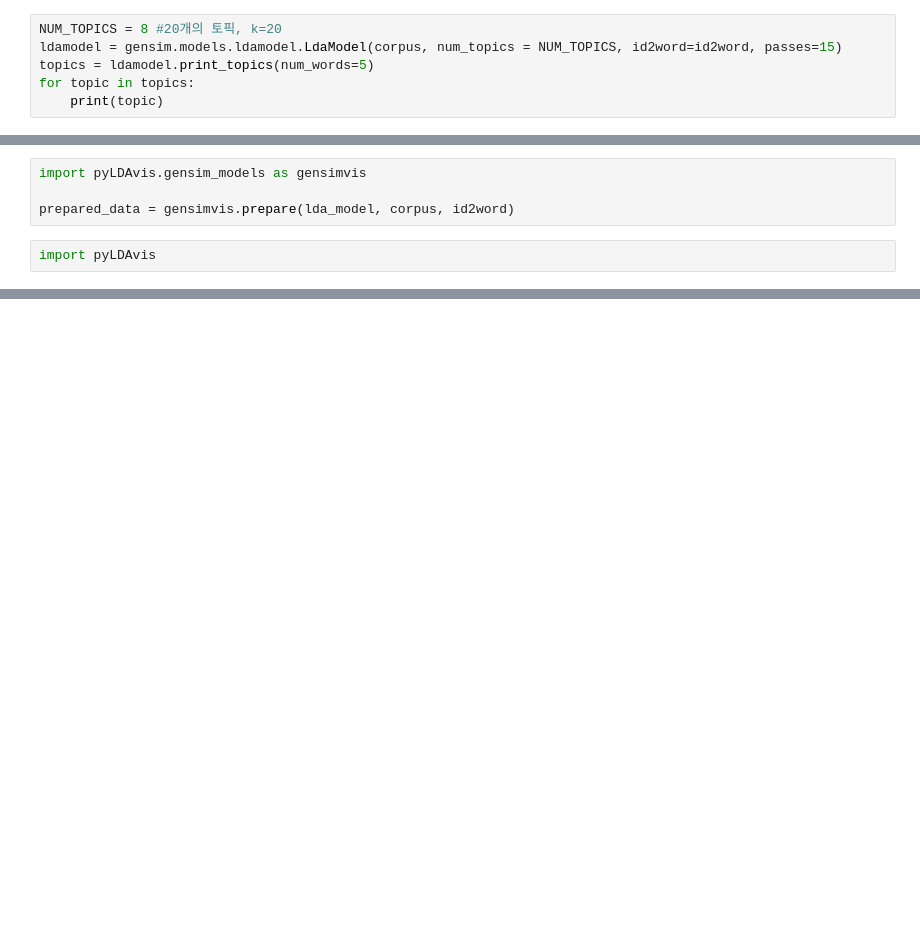
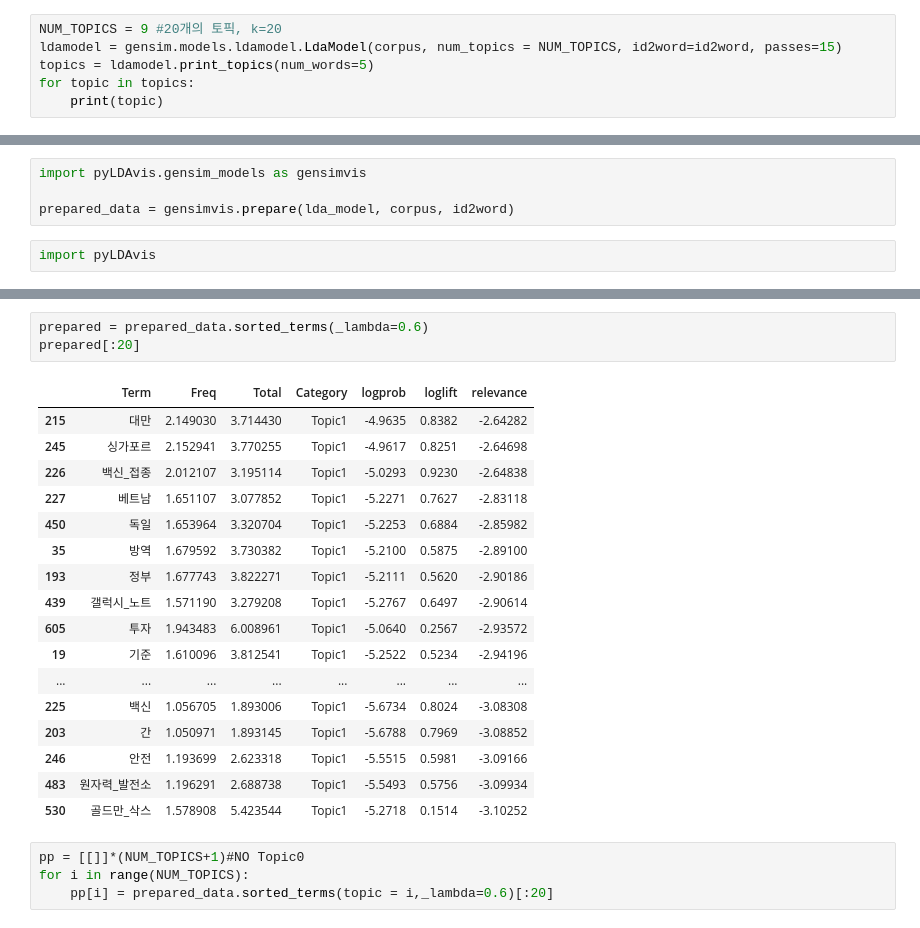
Before and after one commit to ossteam8/LDA-TextRank-keyword, a Jupyter notebook: LDA_modeling.ipynb, the cells around one changed output, grey strips where cells are left out. Drawn from its saved outputs; the diff is of its cells as text; blank space fills up the shorter version.

```diff
--- a/LDA_modeling.ipynb
+++ b/LDA_modeling.ipynb
@@ -158,5 +131,5 @@ Coherence Score:  0.44501936988782576
 # %%
-NUM_TOPICS = 8 #20개의 토픽, k=20
+NUM_TOPICS = 9 #20개의 토픽, k=20
 ldamodel = gensim.models.ldamodel.LdaModel(corpus, num_topics = NUM_TOPICS, id2word=id2word, passes=15)
 topics = ldamodel.print_topics(num_words=5)
 for topic in topics:
@@ -410,0 +287,25 @@ list
+# %%
+prepared = prepared_data.sorted_terms(_lambda=0.6)
+prepared[:20]
+# %% [output]
+|  | Term | Freq | Total | Category | logprob | loglift | relevance |
+| 215 | 대만 | 2.149030 | 3.714430 | Topic1 | -4.9635 | 0.8382 | -2.64282 |
+| 245 | 싱가포르 | 2.152941 | 3.770255 | Topic1 | -4.9617 | 0.8251 | -2.64698 |
+| 226 | 백신_접종 | 2.012107 | 3.195114 | Topic1 | -5.0293 | 0.9230 | -2.64838 |
+| 227 | 베트남 | 1.651107 | 3.077852 | Topic1 | -5.2271 | 0.7627 | -2.83118 |
+| 450 | 독일 | 1.653964 | 3.320704 | Topic1 | -5.2253 | 0.6884 | -2.85982 |
+| 35 | 방역 | 1.679592 | 3.730382 | Topic1 | -5.2100 | 0.5875 | -2.89100 |
+| 193 | 정부 | 1.677743 | 3.822271 | Topic1 | -5.2111 | 0.5620 | -2.90186 |
+| 439 | 갤럭시_노트 | 1.571190 | 3.279208 | Topic1 | -5.2767 | 0.6497 | -2.90614 |
+| 605 | 투자 | 1.943483 | 6.008961 | Topic1 | -5.0640 | 0.2567 | -2.93572 |
+| 19 | 기준 | 1.610096 | 3.812541 | Topic1 | -5.2522 | 0.5234 | -2.94196 |
+| ... | ... | ... | ... | ... | ... | ... | ... |
+| 225 | 백신 | 1.056705 | 1.893006 | Topic1 | -5.6734 | 0.8024 | -3.08308 |
+| 203 | 간 | 1.050971 | 1.893145 | Topic1 | -5.6788 | 0.7969 | -3.08852 |
+| 246 | 안전 | 1.193699 | 2.623318 | Topic1 | -5.5515 | 0.5981 | -3.09166 |
+| 483 | 원자력_발전소 | 1.196291 | 2.688738 | Topic1 | -5.5493 | 0.5756 | -3.09934 |
+| 530 | 골드만_삭스 | 1.578908 | 5.423544 | Topic1 | -5.2718 | 0.1514 | -3.10252 |
+# %%
+pp = [[]]*(NUM_TOPICS+1)#NO Topic0
+for i in range(NUM_TOPICS):
+    pp[i] = prepared_data.sorted_terms(topic = i,_lambda=0.6)[:20]
```
Also changed, not shown: parts of 53 cells of this notebook.
